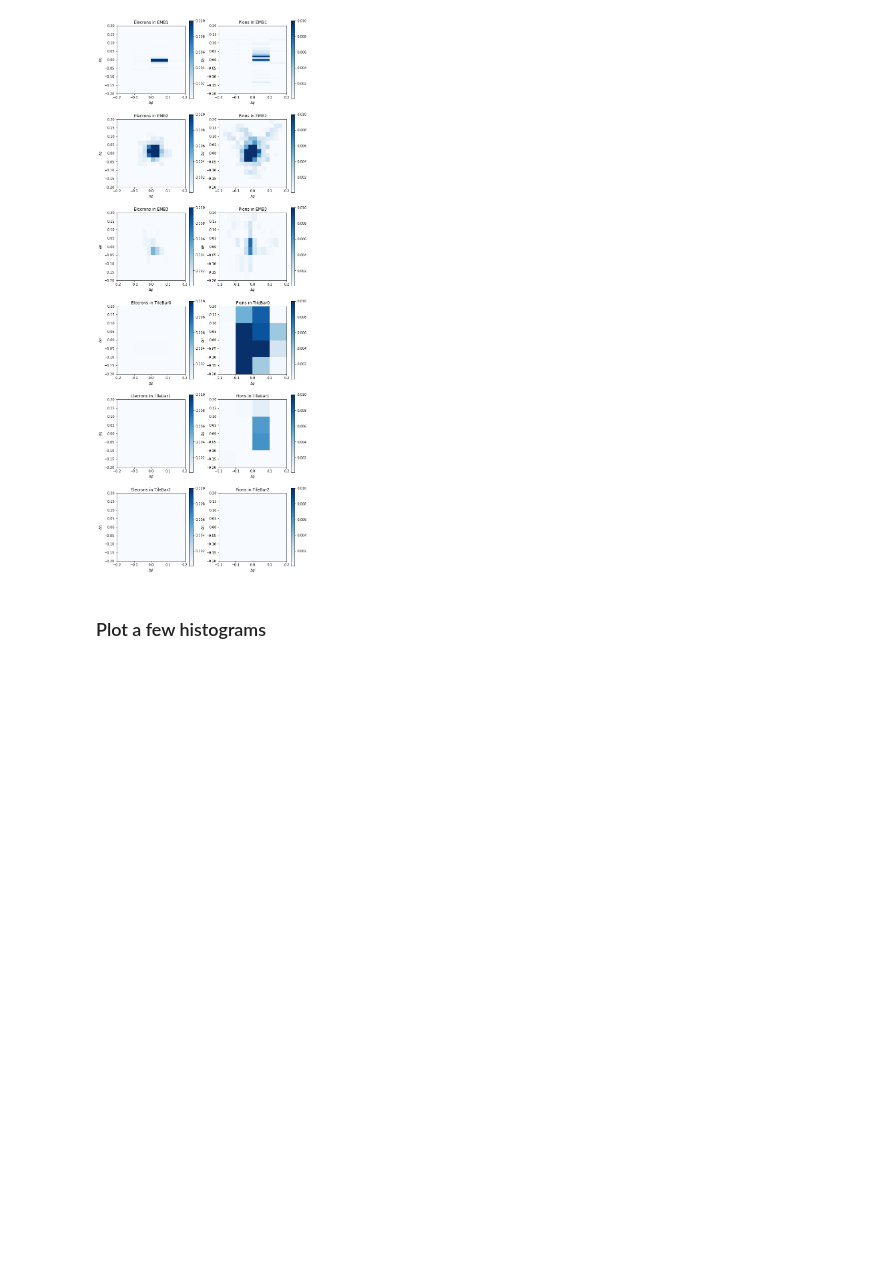
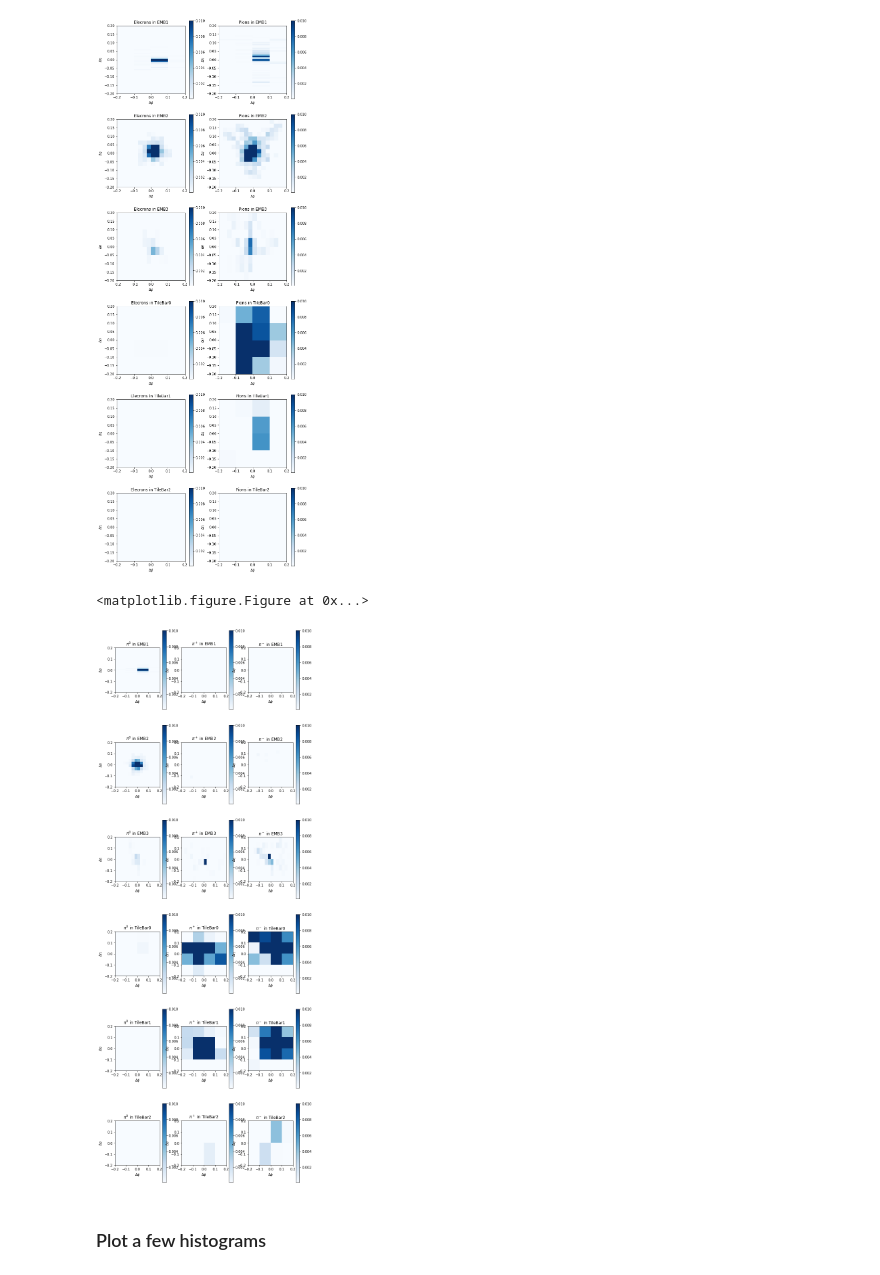
Before and after one commit to russbate42/UBCPionML, a Jupyter notebook: classifier/TopoClusterClassifier.ipynb, the cells around one changed output. Drawn from its saved outputs; the diff is of its cells as text; code cells hidden in the pictures; blank space fills up the shorter version.

```diff
--- a/classifier/TopoClusterClassifier.ipynb
+++ b/classifier/TopoClusterClassifier.ipynb
@@ -111,6 +114,56 @@ plt.show()
 # %% [output]
 <matplotlib.figure.Figure at 0x...>
 [figure]
+# %%
+# plots for E = 0.5-2000 GeV pi0/pi+/pi- samples
+
+from matplotlib.colors import Normalize, LogNorm
+
+# specify which cluster to plot
+cluster = 0
+
+# make the plot
+plt.cla(); plt.clf()
+plt.figure(figsize=(10,30))
+
+i = 1
+for layer in layers:
+
+    # pi0
+    plt.subplot(6,3,i)
+    i += 1
+    plt.imshow(p0[layer][cluster], extent=[-0.2, 0.2, -0.2, 0.2],
+               cmap=plt.get_cmap('Blues'), origin='lower', interpolation='nearest', norm=Normalize(vmin=0.0001, vmax=0.01))
+    plt.colorbar()
+    plt.title('$\pi^0$ in {}'.format(layer))
+    plt.xlabel("$\Delta\phi$")
+    plt.ylabel("$\Delta\eta$")
+
+    # pi+
+    plt.subplot(6,3,i)
+    i += 1
+    plt.imshow(pp[layer][cluster], extent=[-0.2, 0.2, -0.2, 0.2],
+               cmap=plt.get_cmap('Blues'), origin='lower', interpolation='nearest', norm=Normalize(vmin=0.0001, vmax=0.01))
+    plt.colorbar()
+    plt.title('$\pi^+$ in {}'.format(layer))
+    plt.xlabel("$\Delta\phi$")
+    plt.ylabel("$\Delta\eta$")
+
+    # pi-
+    plt.subplot(6,3,i)
+    i += 1
+    plt.imshow(pm[layer][cluster], extent=[-0.2, 0.2, -0.2, 0.2],
+               cmap=plt.get_cmap('Blues'), origin='lower', interpolation='nearest', norm=Normalize(vmin=0.0001, vmax=0.01))
+    plt.colorbar()
+    plt.title('$\pi^-$ in {}'.format(layer))
+    plt.xlabel("$\Delta\phi$")
+    plt.ylabel("$\Delta\eta$")
+
+# show the plots
+plt.show()
+# %% [output]
+<matplotlib.figure.Figure at 0x...>
+[figure, added]
 # %% [markdown]
 ### Plot a few histograms
 # %%
```
Also changed, not shown: parts of 24 cells of this notebook, 1 other file.
